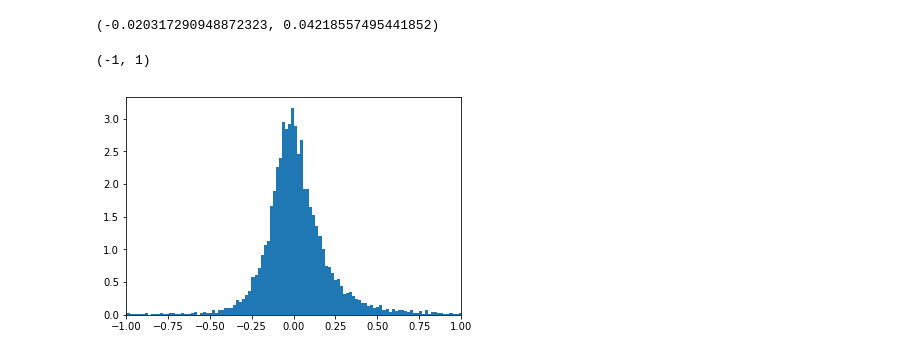
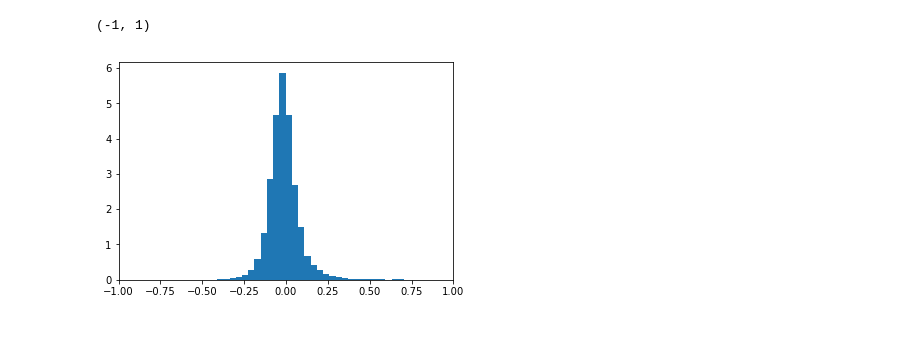
Before and after one commit to aliozel/deep_learning_for_multiphase_flow, a Jupyter notebook: drag.ipynb, the cells around one changed output. Drawn from its saved outputs; the diff is of its cells as text; code cells hidden in the pictures.

```diff
--- a/drag.ipynb
+++ b/drag.ipynb
@@ -88,17 +90,15 @@ pickle.dump( target, open( "target.pickle", "wb" ) )
 # %%
-myData = pickle.load( open( "myData.pickle", "rb" ) )
-target = pickle.load( open( "target.pickle", "rb" ) )
+myData = pickle.load( open( "myData"+str(fsize)+".pickle", "rb" ) )
+target = pickle.load( open( "target"+str(fsize)+".pickle", "rb" ) )
 # %%
-X_train, X_test, y_train, y_test = train_test_split(myData, target, test_size=0.33, random_state=42)
+X_train, X_test, y_train, y_test = train_test_split(myData, target, test_size=0.02, random_state=42)
+X_realCV, X_realTT, y_realCV, y_realTT = train_test_split(X_test, y_test, test_size=0.5, random_state=42)
 # %%
 scaler = StandardScaler()
 scaler.fit(X_train)
 X_train_norm = scaler.transform(X_train)
-X_test_norm = scaler.transform(X_test)
-X_realCV_norm = X_test_norm[10000:][:]
-X_realTT_norm = X_test_norm[:10000][:]
-y_realCV = y_test[10000:][:]
-y_realTT = y_test[:10000][:]
+X_realCV_norm = scaler.transform(X_realCV)
+X_realTT_norm = scaler.transform(X_realTT)
 # %%
 X_train_norm.shape, X_realCV_norm.shape, X_realTT_norm.shape
 # %% [output]
@@ -109,6 +109,8 @@ X_train_norm.shape, X_realCV_norm.shape, X_realTT_norm.shape
 model = Sequential()
 
 model.add(Dense(160, activation='relu', kernel_initializer='normal',input_dim=X_train_norm.shape[-1]))
+model.add(Dense(160, activation='relu', kernel_initializer='normal'))
+model.add(Dense(160, activation='relu', kernel_initializer='normal'))
 model.add(Dense(160, activation='relu', kernel_initializer='normal'))
 model.add(Dense(80, activation='relu', kernel_initializer='normal'))
 model.add(Dense(64,kernel_initializer='normal', activation='relu'))
@@ -118,8 +120,9 @@ model.add(Dense(16, kernel_initializer='normal',activation='relu'))
 model.add(Dense(8,kernel_initializer='normal', activation='relu'))
 model.add(Dense(4,kernel_initializer='normal', activation='relu'))
 model.add(Dense(1,kernel_initializer='normal', activation='linear'))
-model.compile(loss='mean_absolute_error', optimizer='adam')
-model.load_weights('weights.hdf5')
-checkpointer = ModelCheckpoint(filepath='weights.hdf5', verbose=1, save_best_only=True)
-model.fit(X_train_norm, y_train, batch_size=128, epochs=20, verbose=0, validation_data=(X_realCV_norm, y_realCV), callbacks=[checkpointer])
+model.compile(loss='mean_absolute_error', optimizer='Adadelta')
+file1 = 'weights' + 'alpp0.1' + 'dp75' + 'fsize' + str(fsize) + '.hdf5'
+model.load_weights(file1)
+checkpointer = ModelCheckpoint(filepath=file1, verbose=1, save_best_only=True)
+model.fit(X_train_norm, y_train, batch_size=128, epochs=15, verbose=1, validation_data=(X_realCV_norm, y_realCV), callbacks=[checkpointer])
 # %% [output]
@@ -158,4 +150,4 @@ plt.ylim([0,2])
 # %%
-scipy.stats.pearsonr(y_realTT.reshape(-1), y_predict.reshape(-1))
+real = y_realTT.reshape(-1)
+pred = y_predict.reshape(-1)
+real
-# %% [output]
-(-0.020317290948872323, 0.04218557495441852)
@@ -162,7 +161,8 @@ scipy.stats.pearsonr(y_realTT.reshape(-1), y_predict.reshape(-1))
 # %%
+y_predict = model.predict(X_realTT_norm)
 error_percent = (y_predict.reshape(-1) - y_realTT.reshape(-1))/y_realTT.reshape(-1)
-ah = plt.hist(error_percent,5000,normed=True)
+errpd = plt.hist(error_percent,2000,normed=True)
 plt.xlim([-1, 1])
 # %% [output]
 (-1, 1)
-[figure, old version]
+[figure, new version]
```
Also changed, not shown: parts of 23 cells of this notebook, 24 other files.
